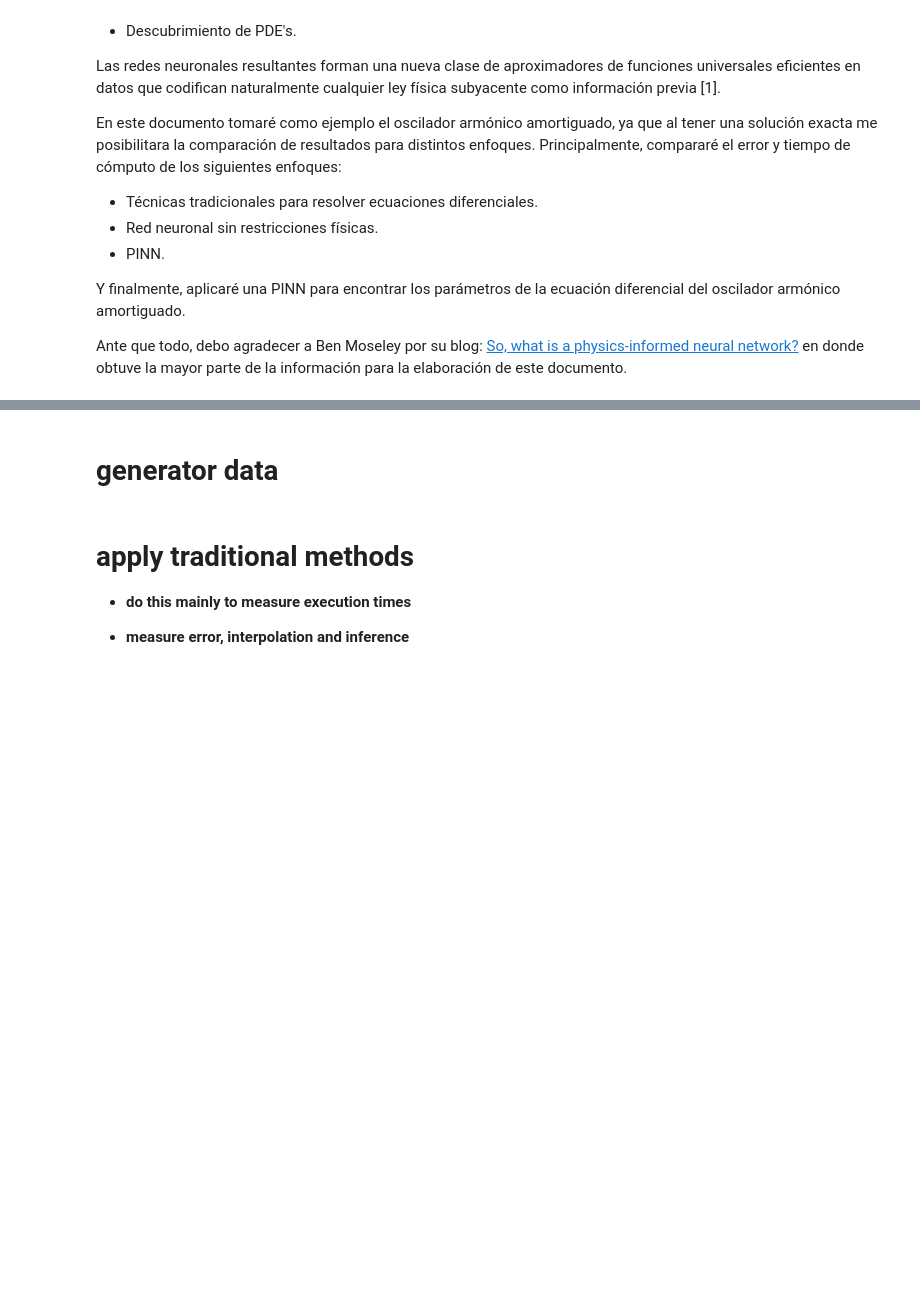
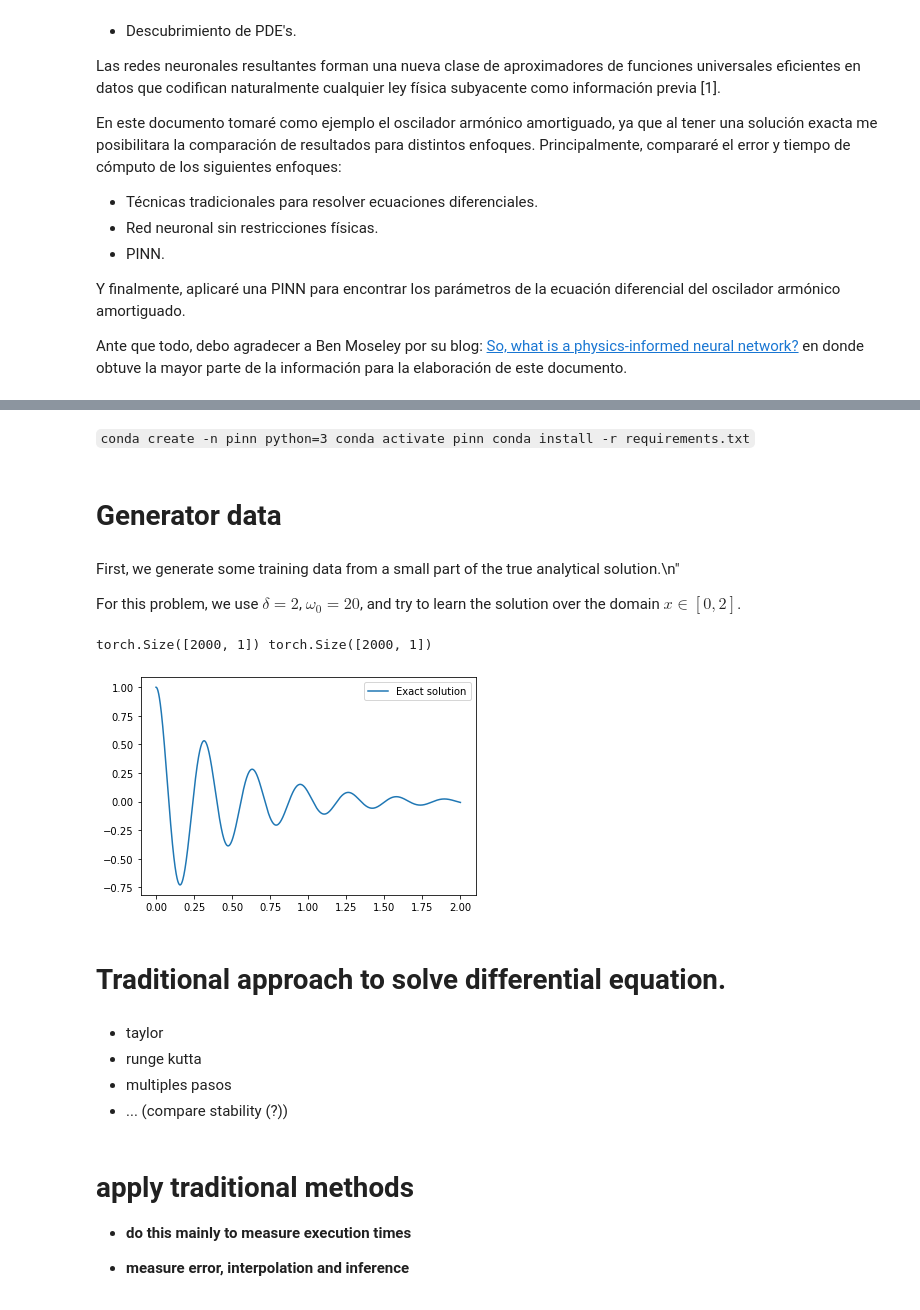
Before and after one commit to soren-hub/IntroductionPinn, a Jupyter notebook: IntroductionPinn.ipynb, the cells around one changed output, grey strips where cells are left out. Cells and saved outputs as stored; diff of their text form; code cells hidden in the pictures; blank space fills up the shorter version.

Commit message:
edo,generator data, generator train data, dnn module, train loop and funtions for plot train

```diff
--- a/IntroductionPinn.ipynb
+++ b/IntroductionPinn.ipynb
@@ -39,2 +61,8 @@ Ante que todo, debo agradecer a Ben Moseley por su blog: [So, what is a physics-
+# %% [markdown]
+``
+conda create -n pinn python=3
+conda activate pinn
+conda install -r requirements.txt
+``
 # %% [markdown]
-# generator data
+# Generator data
@@ -41,3 +80,47 @@ Ante que todo, debo agradecer a Ben Moseley por su blog: [So, what is a physics-
+# %%
+def oscillator(d, w0, x):
+
+    """
+    @author: bmoseley
+    Defines the analytical solution to the 1D underdamped harmonic oscillator problem.
+    Equations taken from: https://beltoforion.de/en/harmonic_oscillator/
+    """
+    assert d < w0
+    w = np.sqrt(w0**2-d**2)
+    phi = np.arctan(-d/w)
+    A = 1/(2*np.cos(phi))
+    cos = torch.cos(phi+w*x)
+    sin = torch.sin(phi+w*x)
+    exp = torch.exp(-d*x)
+    y  = exp*2*A*cos
+    return y
+# %% [markdown]
+First, we generate some training data from a small part of the true analytical solution.\n"
+
+For this problem, we use $\delta=2$, $\omega_0=20$, and try to learn the solution over the domain $x\in [0,2]$.
+# %%
+d, w0 = 2, 20
+
+# get the analytical solution over the full domain
+N_f = 2000
+t = torch.linspace(0,2,N_f).view(-1,1)
+u = oscillator(d, w0, x).view(-1,1)
+print(t.shape, u.shape)
+
+plt.figure()
+plt.plot(x, y, label="Exact solution")
+plt.legend()
+plt.show()
+# %% [output]
+torch.Size([2000, 1]) torch.Size([2000, 1])
+[figure, added]
+# %% [markdown]
+# Traditional approach to solve differential equation.
+# %% [markdown]
+* taylor
+* runge kutta
+* multiples pasos
+* ... (compare stability (?))
 # %% [markdown]
 # apply traditional methods
 
```
Also changed, not shown: parts of 11 cells of this notebook, 1 other file.
